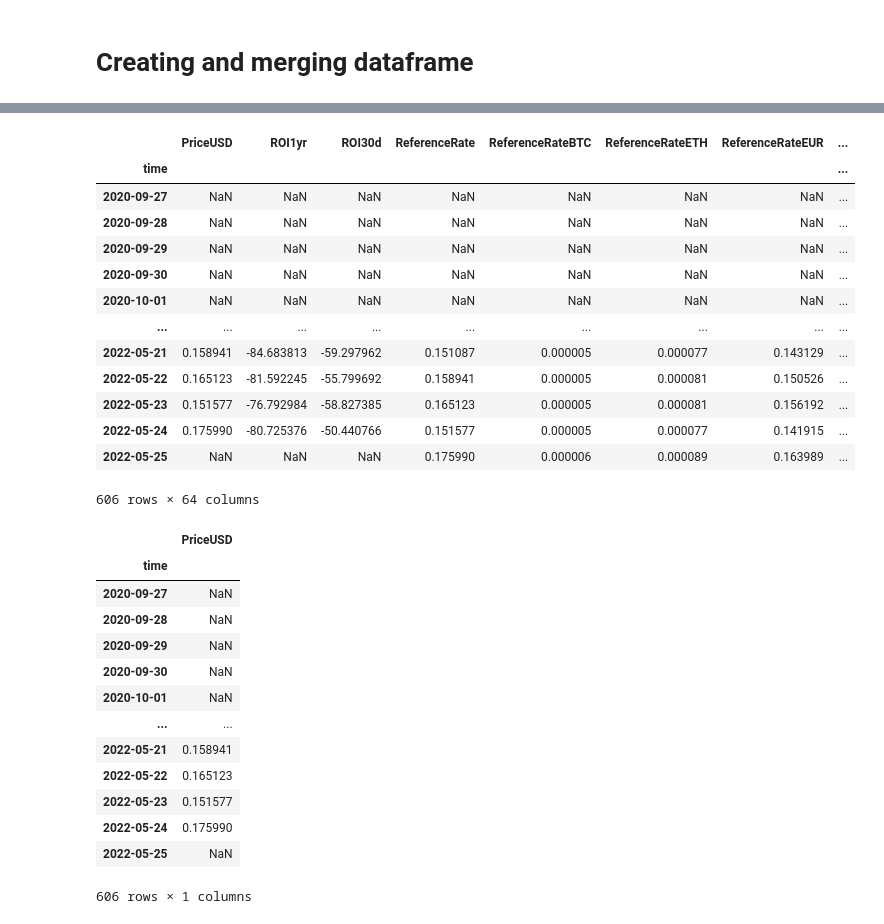
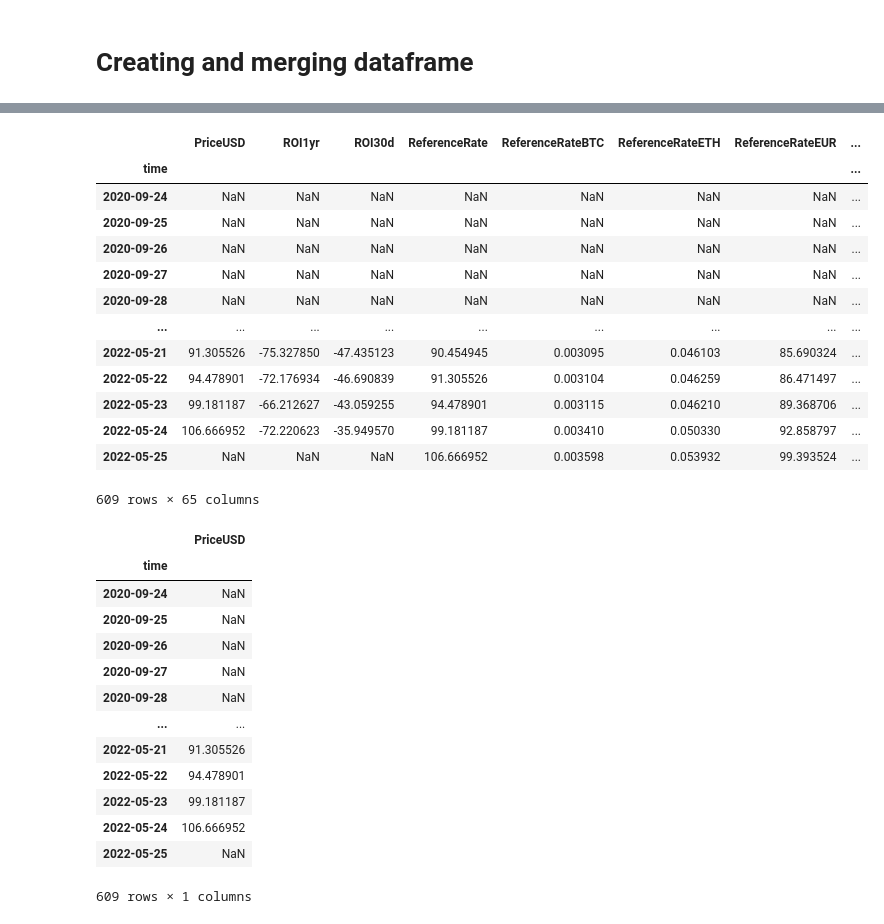
Before and after one commit to francoishcm/BackTesting, a Jupyter notebook: Zipline_Reloaded_BacktestEngine_5_26052022.ipynb, the cells around one changed output, grey strips where cells are left out. Drawn from its saved outputs; the diff is of its cells as text; code cells hidden in the pictures.

```diff
--- a/Zipline_Reloaded_BacktestEngine_5_26052022.ipynb
+++ b/Zipline_Reloaded_BacktestEngine_5_26052022.ipynb
@@ -1325,24 +1187,25 @@ random_df
 # %%
-df = pd.read_csv('/content/drive/MyDrive/Colab Notebooks/My Project Folder/crypto/test_data/alpha.csv', parse_dates=True, index_col=0)
+df = pd.read_csv('/content/drive/MyDrive/Colab Notebooks/My Project Folder/crypto/coinmetrics_data/aave.csv', parse_dates=True, index_col=0)
 
-df.drop(df.iloc[:, 0:39], inplace = True, axis = 1)
+
+df.drop(df.iloc[:, 0:43], inplace = True, axis = 1)
 
 df
 # %% [output]
 |  | PriceUSD | ROI1yr | ROI30d | ReferenceRate | ReferenceRateBTC | ReferenceRateETH | ReferenceRateEUR | ... |
 | time |  |  |  |  |  |  |  | ... |
+| 2020-09-24 | NaN | NaN | NaN | NaN | NaN | NaN | NaN | ... |
+| 2020-09-25 | NaN | NaN | NaN | NaN | NaN | NaN | NaN | ... |
+| 2020-09-26 | NaN | NaN | NaN | NaN | NaN | NaN | NaN | ... |
 | 2020-09-27 | NaN | NaN | NaN | NaN | NaN | NaN | NaN | ... |
 | 2020-09-28 | NaN | NaN | NaN | NaN | NaN | NaN | NaN | ... |
-| 2020-09-29 | NaN | NaN | NaN | NaN | NaN | NaN | NaN | ... |
-| 2020-09-30 | NaN | NaN | NaN | NaN | NaN | NaN | NaN | ... |
-| 2020-10-01 | NaN | NaN | NaN | NaN | NaN | NaN | NaN | ... |
 | ... | ... | ... | ... | ... | ... | ... | ... | ... |
-| 2022-05-21 | 0.158941 | -84.683813 | -59.297962 | 0.151087 | 0.000005 | 0.000077 | 0.143129 | ... |
-| 2022-05-22 | 0.165123 | -81.592245 | -55.799692 | 0.158941 | 0.000005 | 0.000081 | 0.150526 | ... |
-| 2022-05-23 | 0.151577 | -76.792984 | -58.827385 | 0.165123 | 0.000005 | 0.000081 | 0.156192 | ... |
-| 2022-05-24 | 0.175990 | -80.725376 | -50.440766 | 0.151577 | 0.000005 | 0.000077 | 0.141915 | ... |
-| 2022-05-25 | NaN | NaN | NaN | 0.175990 | 0.000006 | 0.000089 | 0.163989 | ... |
+| 2022-05-21 | 91.305526 | -75.327850 | -47.435123 | 90.454945 | 0.003095 | 0.046103 | 85.690324 | ... |
+| 2022-05-22 | 94.478901 | -72.176934 | -46.690839 | 91.305526 | 0.003104 | 0.046259 | 86.471497 | ... |
+| 2022-05-23 | 99.181187 | -66.212627 | -43.059255 | 94.478901 | 0.003115 | 0.046210 | 89.368706 | ... |
+| 2022-05-24 | 106.666952 | -72.220623 | -35.949570 | 99.181187 | 0.003410 | 0.050330 | 92.858797 | ... |
+| 2022-05-25 | NaN | NaN | NaN | 106.666952 | 0.003598 | 0.053932 | 99.393524 | ... |
-606 rows × 64 columns
+609 rows × 65 columns
 # %%
 
 
@@ -1352,18 +1215,18 @@ df
 # %% [output]
 |  | PriceUSD |
 | time |  |
+| 2020-09-24 | NaN |
+| 2020-09-25 | NaN |
+| 2020-09-26 | NaN |
 | 2020-09-27 | NaN |
 | 2020-09-28 | NaN |
-| 2020-09-29 | NaN |
-| 2020-09-30 | NaN |
-| 2020-10-01 | NaN |
 | ... | ... |
-| 2022-05-21 | 0.158941 |
-| 2022-05-22 | 0.165123 |
-| 2022-05-23 | 0.151577 |
-| 2022-05-24 | 0.175990 |
+| 2022-05-21 | 91.305526 |
+| 2022-05-22 | 94.478901 |
+| 2022-05-23 | 99.181187 |
+| 2022-05-24 | 106.666952 |
 | 2022-05-25 | NaN |
-606 rows × 1 columns
+609 rows × 1 columns
 # %%
 df['high'] =0
 df['low'] =0
```
Also changed, not shown: parts of 18 cells of this notebook.
